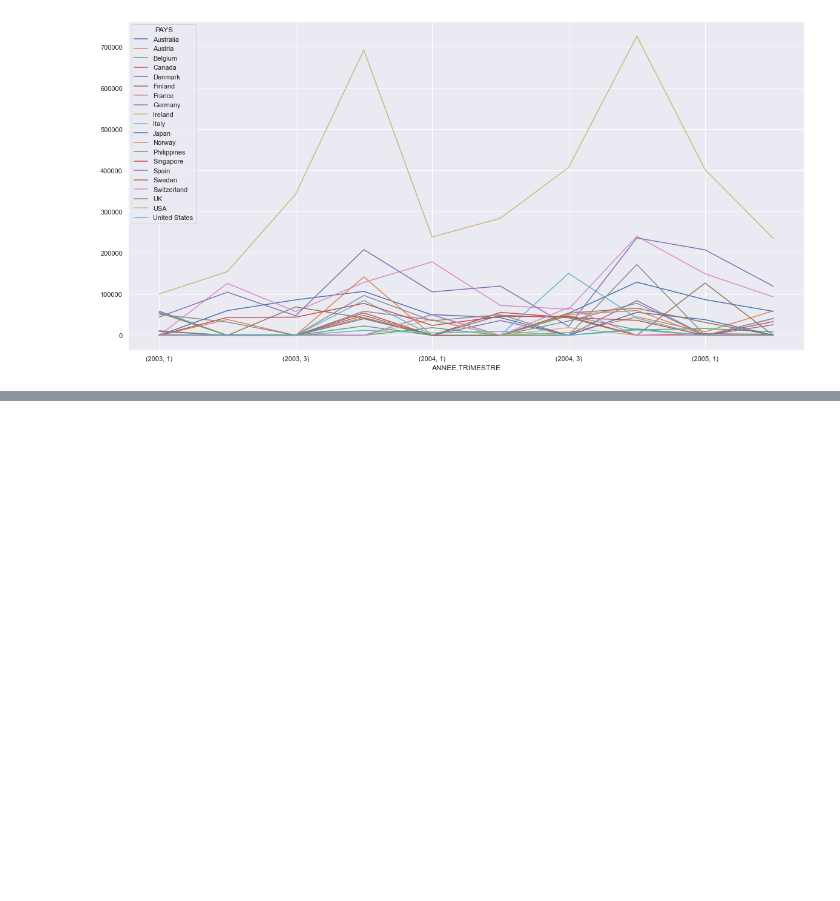
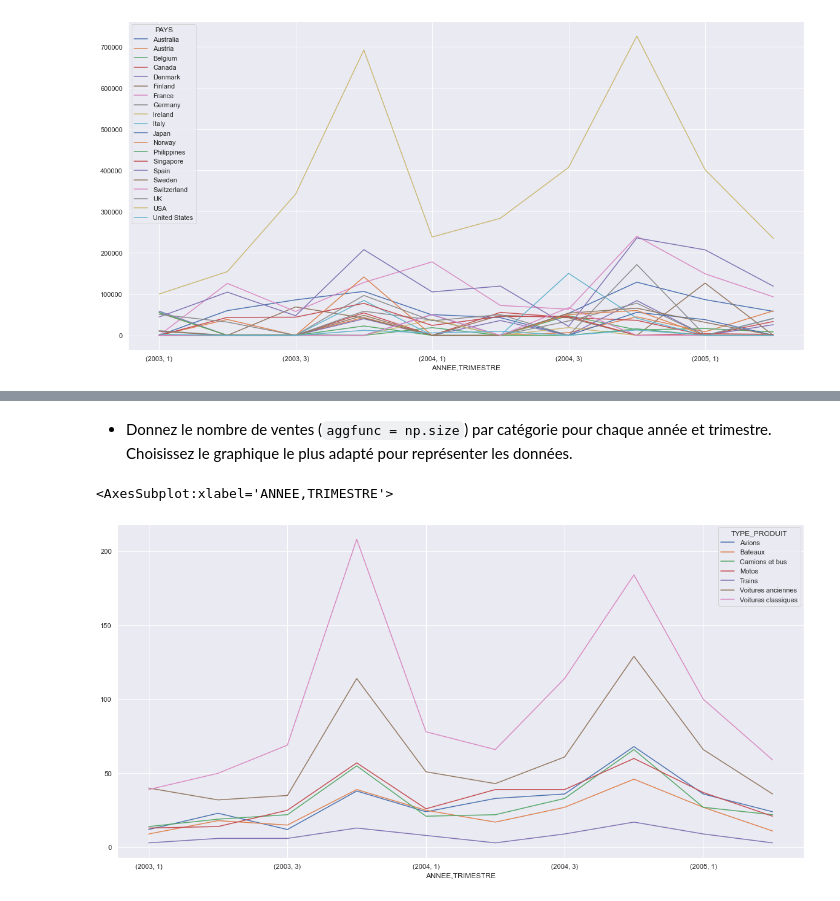
Before and after one commit to BaptisteMahe/ECMDataNaliz, a Jupyter notebook: TD1.ipynb, the cells around one changed output, grey strips where cells are left out. Saved outputs shown, nothing was run; the diff lists cells and outputs as text; code cells hidden in the pictures; blank space fills up the shorter version.

```diff
--- a/TD1.ipynb
+++ b/TD1.ipynb
@@ -149,0 +188,8 @@ CA_country.plot(kind='line', figsize= (20, 10))
+# %% [markdown]
+ - Donnez le nombre de ventes (`aggfunc = np.size`) par catégorie pour chaque année et trimestre. Choisissez le graphique le plus adapté pour représenter les données.
+# %%
+nb_vente = pandas.pivot_table(data, values = 'NUM_COMMANDE', index = ['ANNEE', 'TRIMESTRE'], columns = ['TYPE_PRODUIT'], aggfunc=np.size, fill_value=0)
+nb_vente.plot(kind='line', figsize= (20, 10))
+# %% [output]
+<AxesSubplot:xlabel='ANNEE,TRIMESTRE'>
+[figure, added]
```
Also changed, not shown: parts of 12 cells of this notebook.
